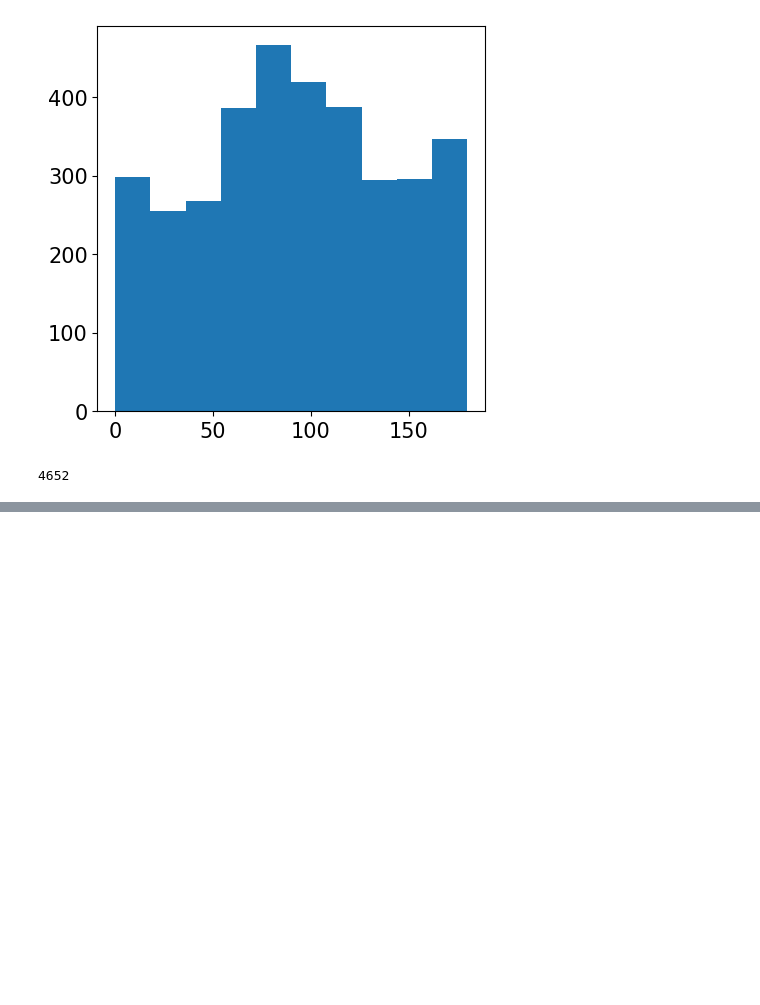
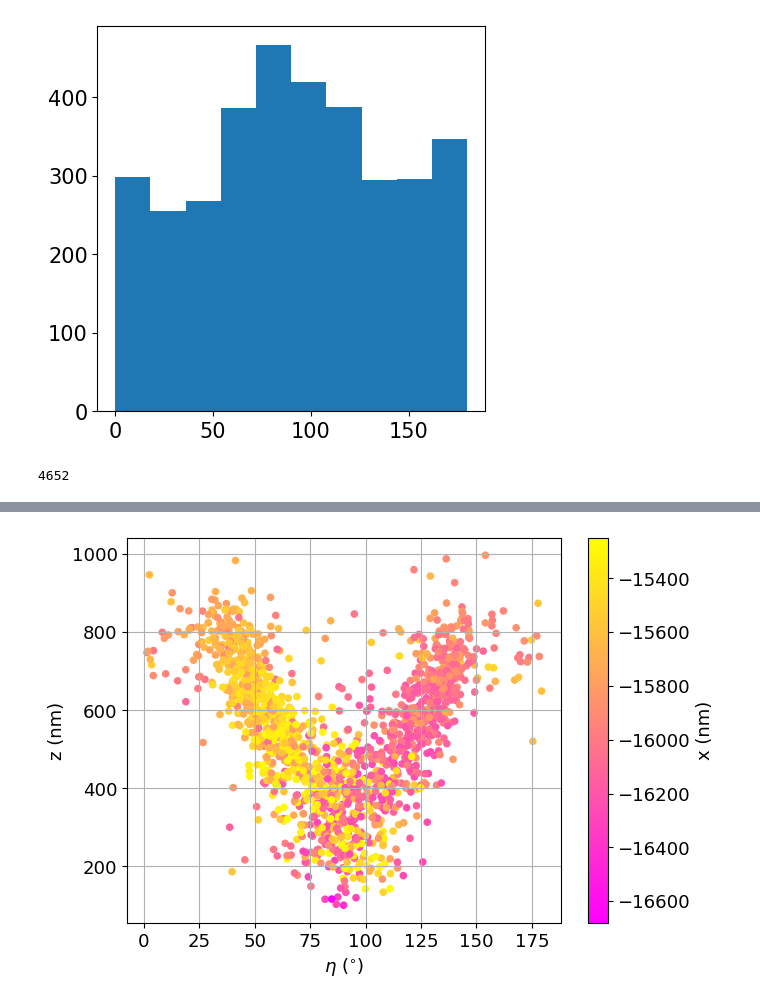
Before and after one commit to aautric/4polarMFM_these, a Jupyter notebook: notebooks_experimental_SLB_1um_janvier_2026/analyse_experimental results.ipynb, the cells around one changed output, grey strips where cells are left out. Drawn from its saved outputs; the diff is of its cells as text; code cells hidden in the pictures; blank space fills up the shorter version.

```diff
--- a/notebooks_experimental_SLB_1um_janvier_2026/analyse_experimental results.ipynb
+++ b/notebooks_experimental_SLB_1um_janvier_2026/analyse_experimental results.ipynb
@@ -267,18 +280,21 @@ plt.show()
 # %%
-bille1 = bille1 & (rho[bille1]<140)
+bille1 = mask1#bille1 & (rho[bille1]<140)
 # %%
-plt.rcParams['figure.figsize'] = [17,7]
+plt.rcParams['figure.figsize'] = [7,5]
 plt.rcParams.update({'font.size': 13})
 color_data = y[bille1]
 scatter = plt.scatter(eta[bille1], z[bille1], c = color_data, cmap='spring', s=20)
 cb = plt.colorbar(scatter)
 etaa=np.linspace(0, 180, 500)
 #plt.plot(etaa, -3200+2500*(1+np.abs(np.cos(etaa*np.pi/180))))
 cb.set_label('x (nm)')
 #cb.set_ticks([0.0, 1.0])
 #cb.set_ticklabels(['0', '90'])
 plt.ylabel('z (nm)')
 
 plt.xlabel('$\\eta$ $(^{\\circ})$')
 #plt.ylim((400,1800))
 plt.grid()
+plt.savefig("z_eta.svg", format="svg")
+# %% [output]
+[figure, added]
```
Also changed, not shown: parts of 15 cells of this notebook, 2 other files.
